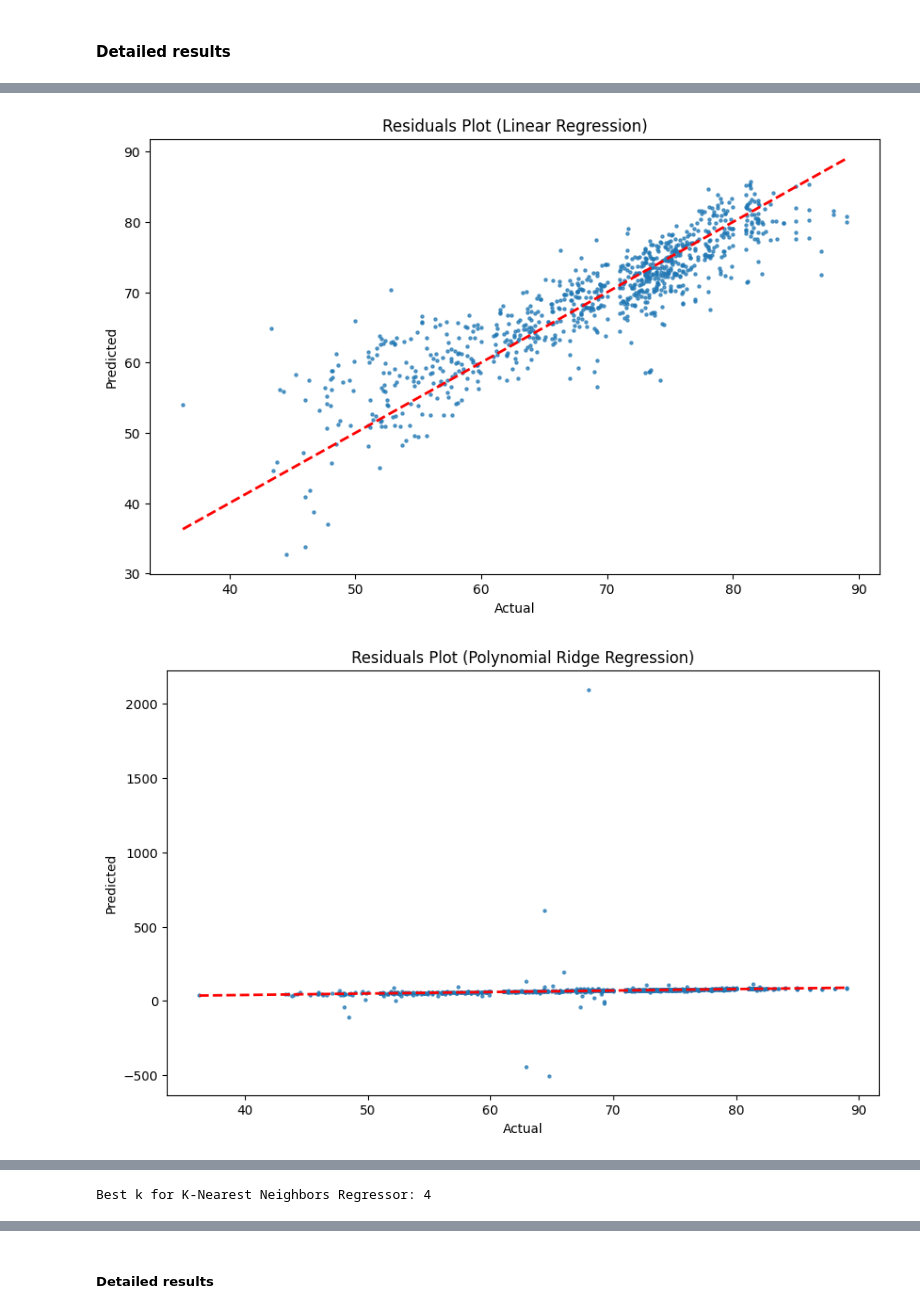
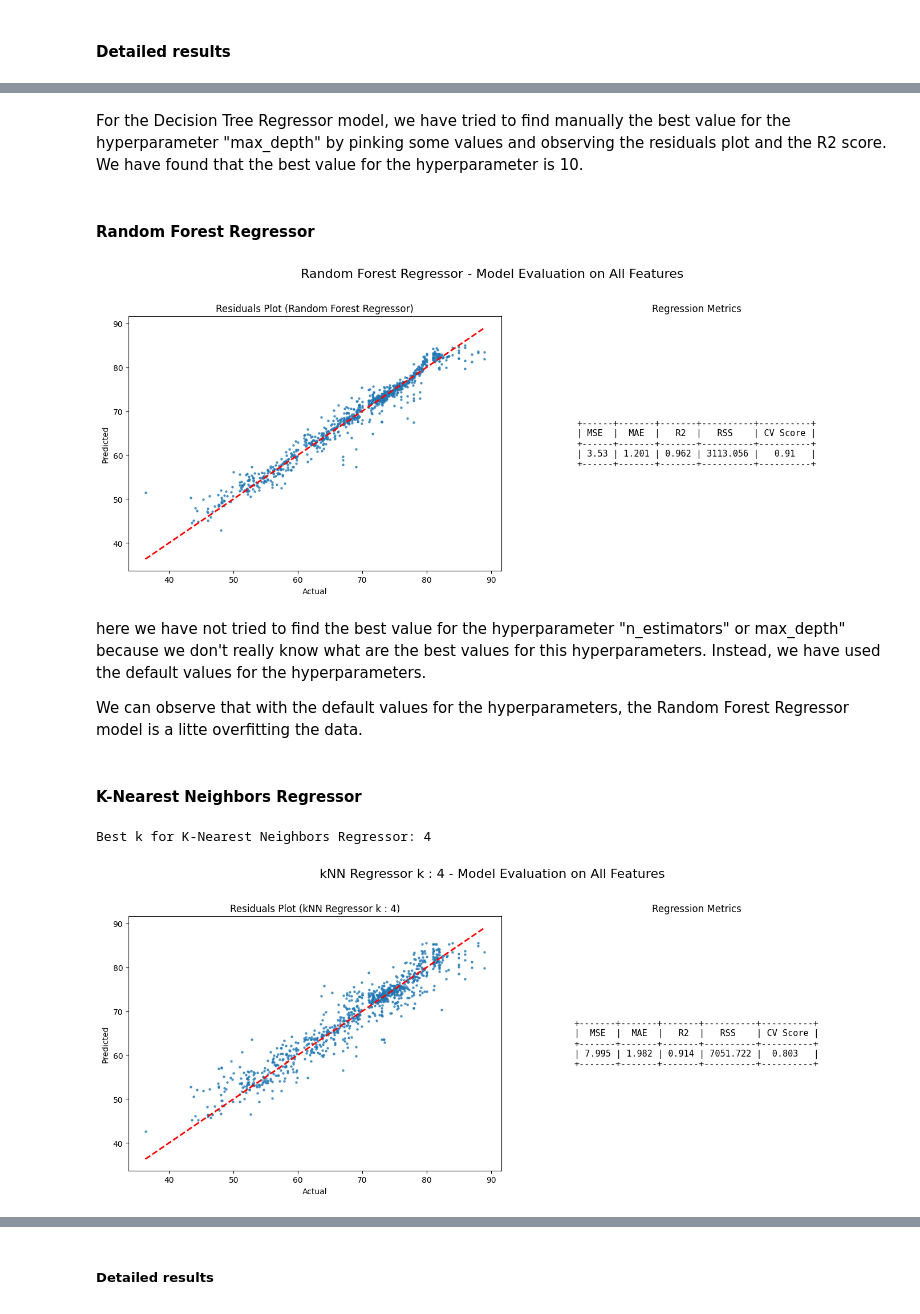
Before and after one commit to davidmarsoni/ml-project, a Jupyter notebook: Mini-Project/Mini-Project DM_ZF.ipynb, the cells around one changed output, grey strips where cells are left out. Cells and saved outputs as stored; diff of their text form; code cells hidden in the pictures.

Commit message:
Update add text and refactor result graph

```diff
--- a/Mini-Project/Mini-Project DM_ZF.ipynb
+++ b/Mini-Project/Mini-Project DM_ZF.ipynb
@@ -790,0 +878,10 @@ def evaluate_regressor(model, model_name, regression_results, show_normalized=Tr
+# %%
+# Polynomial Regression
+poly = PolynomialFeatures(degree=2)
+
+regression_results = evaluate_regressor(
+    model,
+    'Polynomial Regression',
+    regression_results,
+    transformer=poly
+)
@@ -791,28 +900,26 @@ def evaluate_regressor(model, model_name, regression_results, show_normalized=Tr
+# %% [markdown]
+For the Decision Tree Regressor model, we have tried to find manually the best value for the hyperparameter "max_depth" by pinking some values and observing the residuals plot and the R2 score. We have found that the best value for the hyperparameter is 10.
+# %% [markdown]
+#### Random Forest Regressor
+# %%
+# Random Forest Regressor
+model = RandomForestRegressor()
+regression_results = evaluate_regressor(model, 'Random Forest Regressor', regression_results)
+# %% [output]
+[figure, added]
+# %% [markdown]
+here we have not tried to find the best value for the hyperparameter "n_estimators" or max_depth" because we don't really know what are the best values for this hyperparameters. Instead, we have used the default values for the hyperparameters.
+
+We can observe that with the default values for the hyperparameters, the Random Forest Regressor model is a litte overfitting the data.
+# %% [markdown]
+#### K-Nearest Neighbors Regressor
 # %%
-# Linear Regression
-model = LinearRegression()
-regression_results = evaluate_regressor(model, 'Linear Regression', regression_results)
-# Polynomial Regression
-poly = PolynomialFeatures(degree=3)
-model = Ridge(alpha=1.0)
-
-regression_results = evaluate_regressor(
-    model,
-    'Polynomial Ridge Regression',
-    regression_results,
-    transformer=poly
-)
-# Decision Tree Regressor
-model = DecisionTreeRegressor(max_depth=10)
-regression_results = evaluate_regressor(model, 'Decision Tree Regressor', regression_results)
-# Random Forest Regressor
-model = RandomForestRegressor(n_estimators=result[0])
-regression_results = evaluate_regressor(model, 'Random Forest Regressor', regression_results)
 # K-Nearest Neighbors Regressor
 result = find_best_k(features, target, range(1, 21), is_regression=True)
 model = KNeighborsRegressor(n_neighbors=result[0])
 print(f"Best k for K-Nearest Neighbors Regressor: {result[0]}")
-regression_results = evaluate_regressor(model, 'K-Nearest Neighbors Regressor', regression_results)
+k_number_str = str(result[0])
+regression_results = evaluate_regressor(model, 'kNN Regressor k : ' + k_number_str, regression_results)
 # %% [output]
+Best k for K-Nearest Neighbors Regressor: 4
-[figure, old version]
+[figure, new version]
-[figure, removed]
@@ -821 +925,0 @@ regression_results = evaluate_regressor(model, 'K-Nearest Neighbors Regressor',
-Best k for K-Nearest Neighbors Regressor: 4
```
Also changed, not shown: parts of 50 cells of this notebook.
